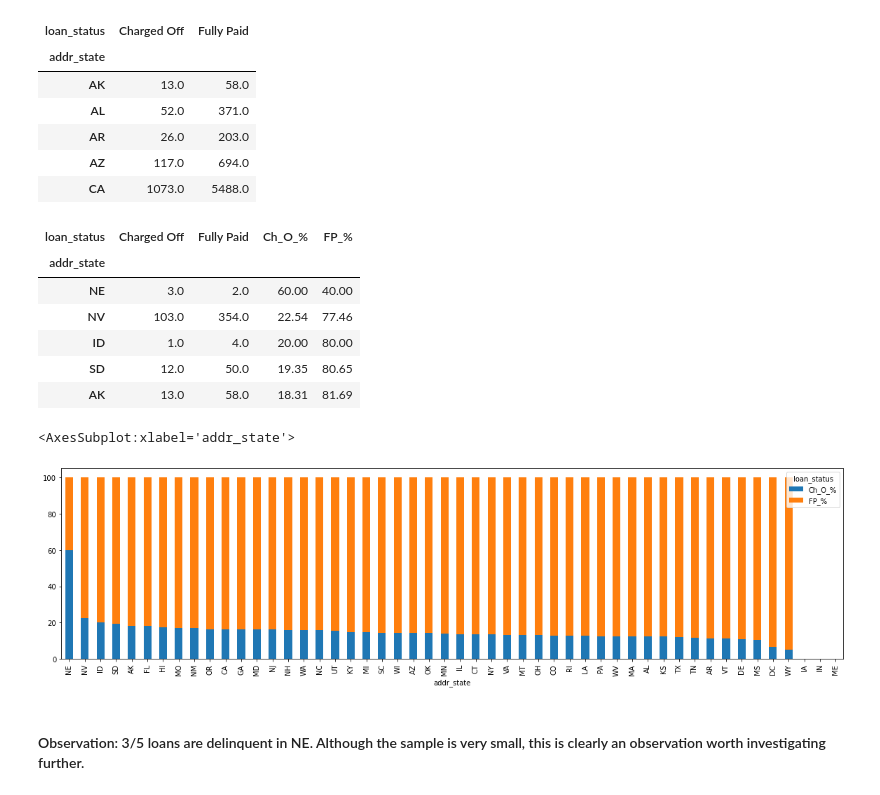
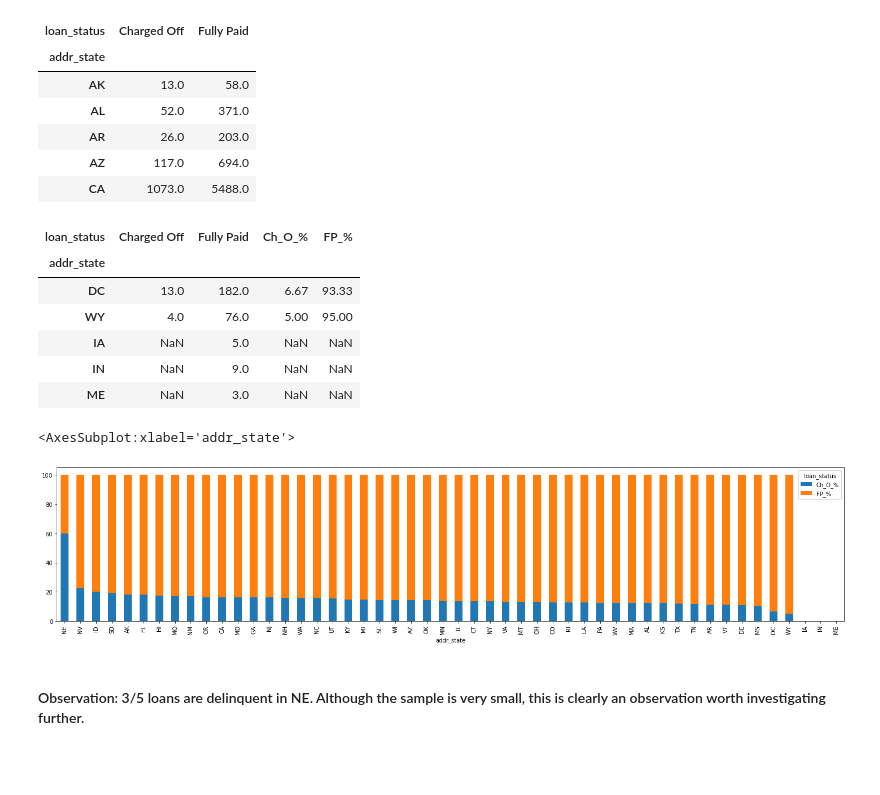
Before and after one commit to pjsurve/Lending-club-case-study, a Jupyter notebook: Lending_Club_PS_NN_02May.ipynb, the cells around one changed output. Cells and saved outputs as stored; diff of their text form; code cells hidden in the pictures; blank space fills up the shorter version.

```diff
--- a/Lending_Club_PS_NN_02May.ipynb
+++ b/Lending_Club_PS_NN_02May.ipynb
@@ -1408,21 +1433,21 @@ df_state_pivot.head()
 df_state_pivot['Ch_O_%'] = round((df_state_pivot['Charged Off']/( df_state_pivot['Fully Paid']+ df_state_pivot['Charged Off'])*100),2)
 df_state_pivot['FP_%'] = round((df_state_pivot['Fully Paid']/( df_state_pivot['Fully Paid']+ df_state_pivot['Charged Off'])*100),2)
 df_state_pivot = df_state_pivot.sort_values(by=['Ch_O_%'], ascending = False)
-df_state_pivot.head()
+df_state_pivot.tail()
 # %% [output]
 | loan_status | Charged Off | Fully Paid | Ch_O_% | FP_% |
 | addr_state |  |  |  |  |
-| NE | 3.0 | 2.0 | 60.00 | 40.00 |
-| NV | 103.0 | 354.0 | 22.54 | 77.46 |
-| ID | 1.0 | 4.0 | 20.00 | 80.00 |
-| SD | 12.0 | 50.0 | 19.35 | 80.65 |
-| AK | 13.0 | 58.0 | 18.31 | 81.69 |
+| DC | 13.0 | 182.0 | 6.67 | 93.33 |
+| WY | 4.0 | 76.0 | 5.00 | 95.00 |
+| IA | NaN | 5.0 | NaN | NaN |
+| IN | NaN | 9.0 | NaN | NaN |
+| ME | NaN | 3.0 | NaN | NaN |
 # %%
 #fig, axs = plt.subplots(7, 1, figsize=(10,30))
-df_state_pivot[['Ch_O_%', 'FP_%']].plot.bar(stacked = True,  figsize=(20,5))
+df_state_pivot[['Ch_O_%', 'FP_%']].plot.bar(stacked = True,  figsize=(25,5))
 # %% [output]
 <AxesSubplot:xlabel='addr_state'>
-[figure, old version]
+[figure, new version]
 # %% [markdown]
 #### Observation: 3/5 loans are delinquent in NE. Although the sample is very small, this is clearly an observation worth investigating further.
 # %% [markdown]
```
Also changed, not shown: parts of 10 cells of this notebook, 1 other file.
